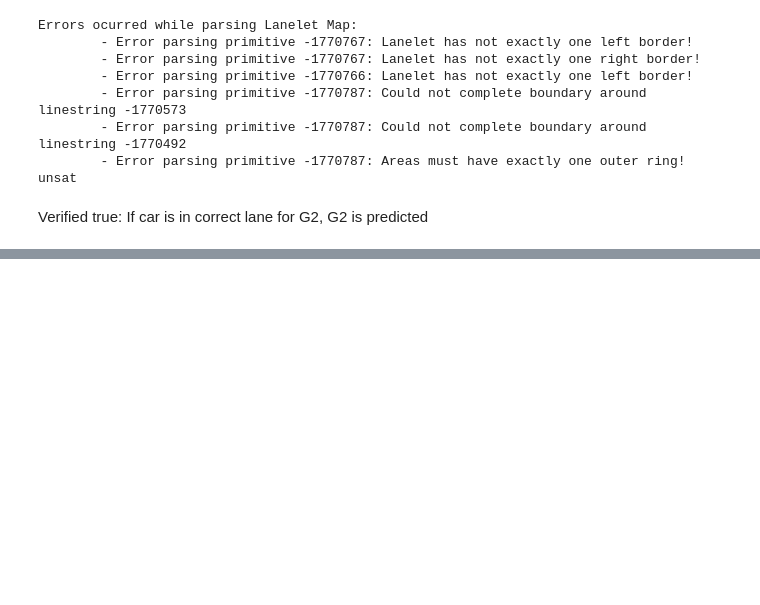
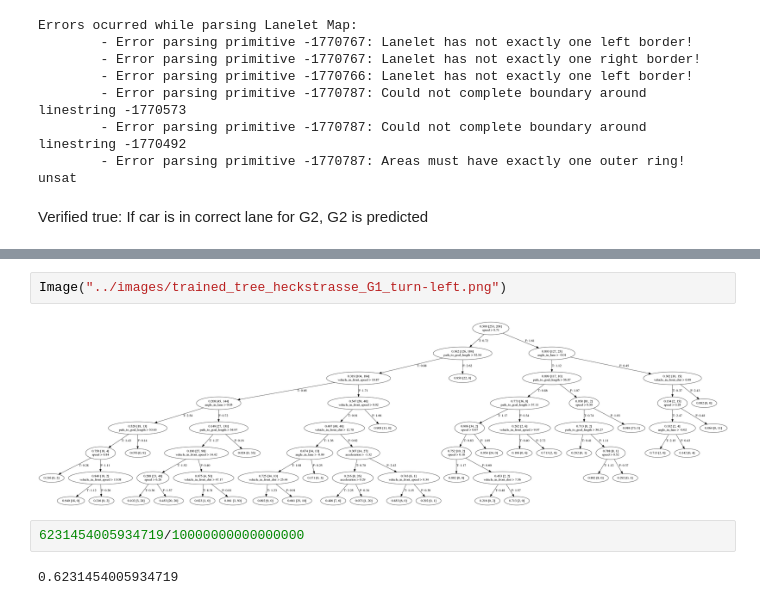
Before and after one commit to cbrewitt/av-goal-recognition, a Jupyter notebook: notebooks/verification.ipynb, the cells around one changed output, grey strips where cells are left out. Drawn from its saved outputs; the diff is of its cells as text; blank space fills up the shorter version.

```diff
--- a/notebooks/verification.ipynb
+++ b/notebooks/verification.ipynb
@@ -200,0 +339,8 @@ Verified true: If car is in correct lane for G2, G2 is predicted
+# %%
+Image("../images/trained_tree_heckstrasse_G1_turn-left.png")
+# %% [output]
+[figure, added]
+# %%
+6231454005934719/10000000000000000
+# %% [output]
+0.6231454005934719
```
Also changed, not shown: parts of 32 cells of this notebook, 2 other files.
